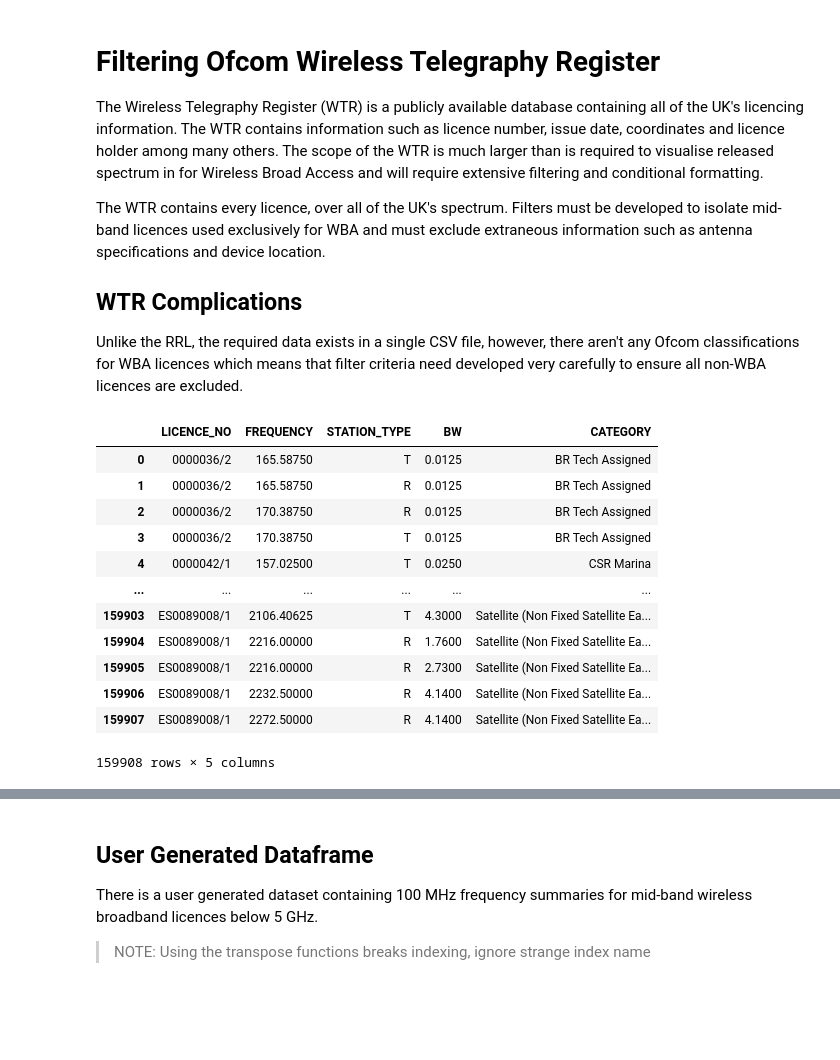
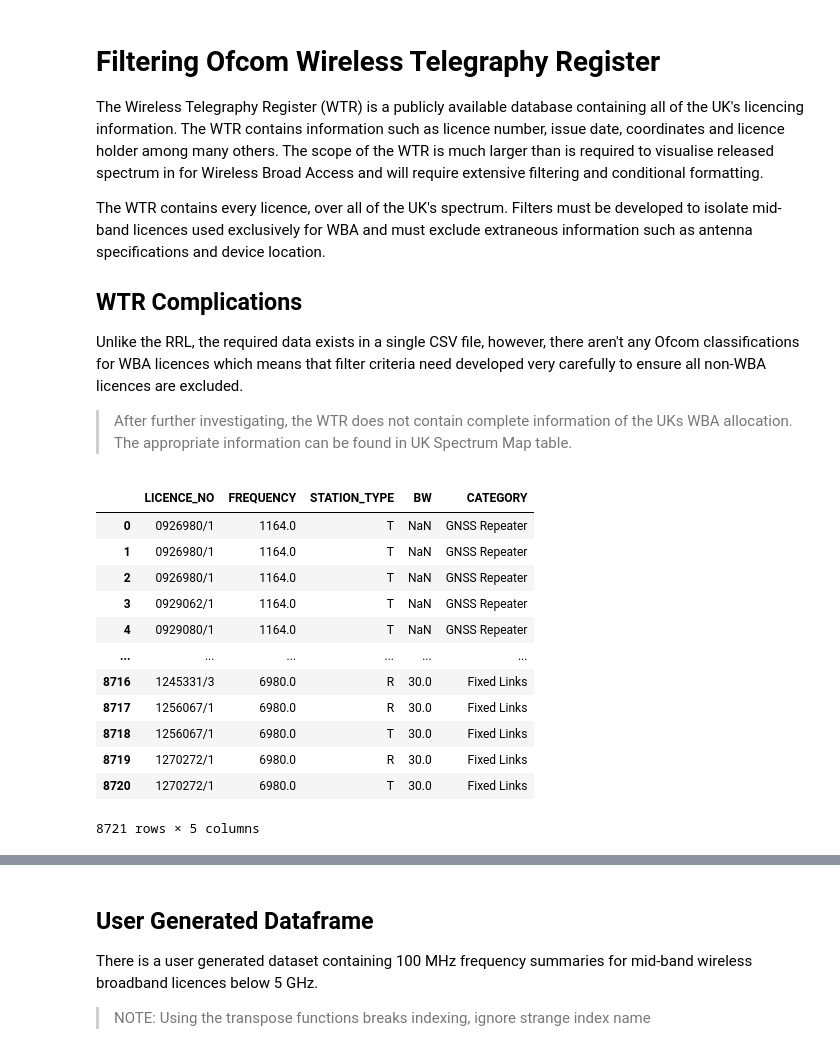
Before and after one commit to navnith-reddy/GlobalSpectrumComparison, a Jupyter notebook: OfcomDataProcessing.ipynb, the cells around one changed output, grey strips where cells are left out. Saved outputs shown, nothing was run; the diff lists cells and outputs as text; code cells hidden in the pictures; blank space fills up the shorter version.

Commit message:
Began work on spectrum map data

```diff
--- a/OfcomDataProcessing.ipynb
+++ b/OfcomDataProcessing.ipynb
@@ -8,49 +8,52 @@ The WTR contains every licence, over all of the UK's spectrum. Filters must be d
 ## WTR Complications
 
 Unlike the RRL, the required data exists in a single CSV file, however, there aren't any Ofcom classifications for WBA licences which means that filter criteria need developed very carefully to ensure all non-WBA licences are excluded.
+
+> After further investigating, the WTR does not contain complete information of the UKs WBA allocation. The appropriate information can be found in UK Spectrum Map table.
 # %%
 import pandas as pd
 import numpy as np
 
 wtr = pd.read_csv('WTR.csv')
 
 # Remove unnecessary columns
 wtr = wtr[['Licence Number',
     'Frequency (Hz)',
     'Station Type',
     'Channel Width (Hz)',
     'Product Description']]
 
 # Convert Hz to MHz
 wtr['Frequency (Hz)'] = (wtr['Frequency (Hz)'] / 1000000).round(5)
 wtr['Channel Width (Hz)'] = (wtr['Channel Width (Hz)'] / 1000000).round(5)
 
 # Change column names
 wtr.rename(columns={'Frequency (Hz)' : 'FREQUENCY',
     'Channel Width (Hz)' : 'BW',
     'Licence Number' : 'LICENCE_NO',
     'Station Type' : 'STATION_TYPE',
     'Product Description' : 'CATEGORY'}, inplace=True)
 
 # Isolate mid-band frequencies
 wtr = wtr[wtr['FREQUENCY'] < 7000]
-wtr.sort_values(by=['LICENCE_NO','FREQUENCY'], inplace=True)
+wtr = wtr[wtr['FREQUENCY'] > 700]
+wtr.sort_values(by=['FREQUENCY','LICENCE_NO'], inplace=True)
 wtr.reset_index(drop=True, inplace=True)
 
 # Save dataset to CSV
 wtr.to_csv('Ofcom Datasets/spectrumLicences.csv', index=False)
 wtr
 # %% [output]
 |  | LICENCE_NO | FREQUENCY | STATION_TYPE | BW | CATEGORY |
-| 0 | 0000036/2 | 165.58750 | T | 0.0125 | BR Tech Assigned |
-| 1 | 0000036/2 | 165.58750 | R | 0.0125 | BR Tech Assigned |
-| 2 | 0000036/2 | 170.38750 | R | 0.0125 | BR Tech Assigned |
-| 3 | 0000036/2 | 170.38750 | T | 0.0125 | BR Tech Assigned |
-| 4 | 0000042/1 | 157.02500 | T | 0.0250 | CSR Marina |
+| 0 | 0926980/1 | 1164.0 | T | NaN | GNSS Repeater |
+| 1 | 0926980/1 | 1164.0 | T | NaN | GNSS Repeater |
+| 2 | 0926980/1 | 1164.0 | T | NaN | GNSS Repeater |
+| 3 | 0929062/1 | 1164.0 | T | NaN | GNSS Repeater |
+| 4 | 0929080/1 | 1164.0 | T | NaN | GNSS Repeater |
 | ... | ... | ... | ... | ... | ... |
-| 159903 | ES0089008/1 | 2106.40625 | T | 4.3000 | Satellite (Non Fixed Satellite Ea... |
-| 159904 | ES0089008/1 | 2216.00000 | R | 1.7600 | Satellite (Non Fixed Satellite Ea... |
-| 159905 | ES0089008/1 | 2216.00000 | R | 2.7300 | Satellite (Non Fixed Satellite Ea... |
-| 159906 | ES0089008/1 | 2232.50000 | R | 4.1400 | Satellite (Non Fixed Satellite Ea... |
-| 159907 | ES0089008/1 | 2272.50000 | R | 4.1400 | Satellite (Non Fixed Satellite Ea... |
+| 8716 | 1245331/3 | 6980.0 | R | 30.0 | Fixed Links |
+| 8717 | 1256067/1 | 6980.0 | R | 30.0 | Fixed Links |
+| 8718 | 1256067/1 | 6980.0 | T | 30.0 | Fixed Links |
+| 8719 | 1270272/1 | 6980.0 | R | 30.0 | Fixed Links |
+| 8720 | 1270272/1 | 6980.0 | T | 30.0 | Fixed Links |
-159908 rows × 5 columns
+8721 rows × 5 columns
```
Also changed, not shown: parts of 2 cells of this notebook, 2 other files.
